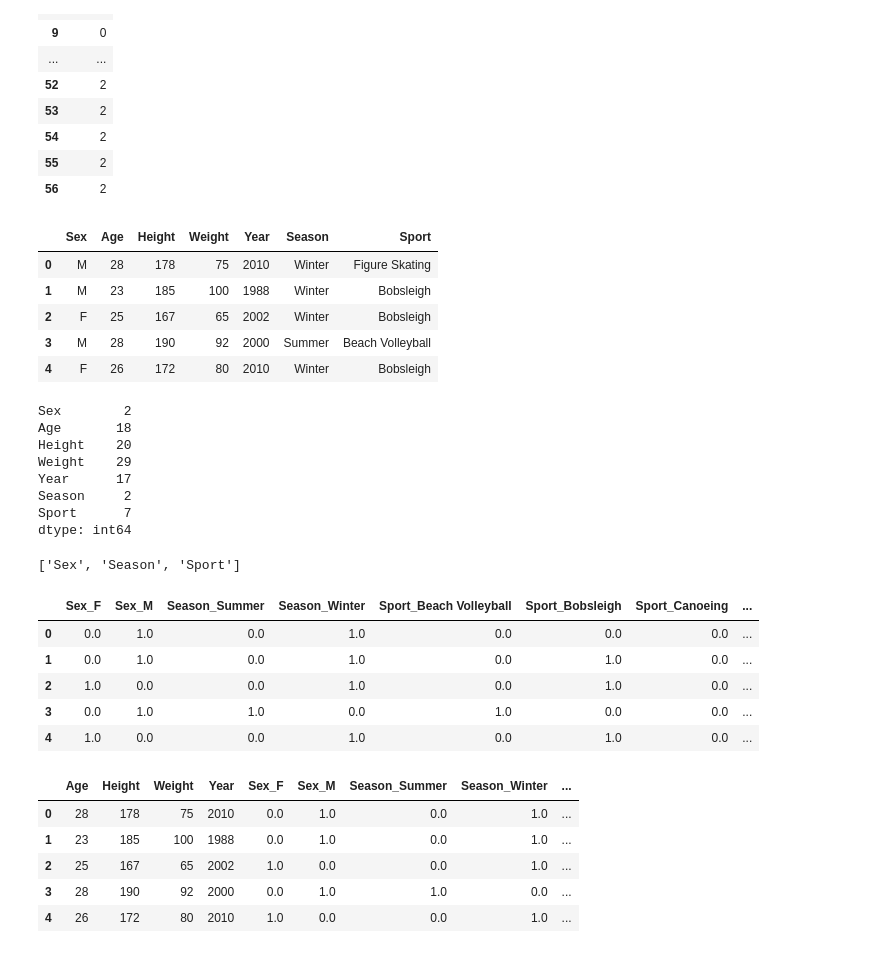
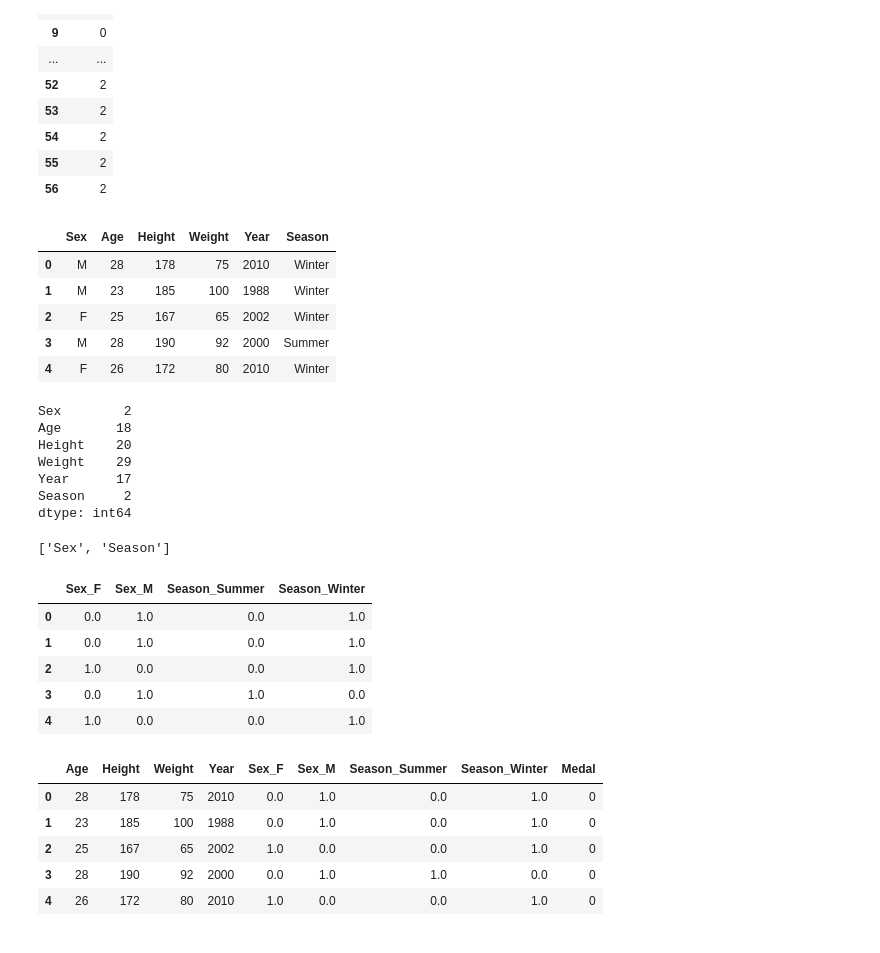
Before and after one commit to marhanlang/Olympic_analysis, a Jupyter notebook: Sample_NN_Model.ipynb, the cells around one changed output. Saved outputs shown, nothing was run; the diff lists cells and outputs as text; code cells hidden in the pictures.

```diff
--- a/Sample_NN_Model.ipynb
+++ b/Sample_NN_Model.ipynb
@@ -54,15 +54,15 @@ medal_wonz
 | 56 | 2 |
 # %%
 #Drop non-feature columns
-olympic_df.drop(['ID', 'Name', "Team", "NOC", "Games", "City", "Event","Medal"], inplace=True, axis=1)
+olympic_df.drop(['ID', 'Name', "Team", "NOC", "Games", "City","Sport", "Event","Medal"], inplace=True, axis=1)
 olympic_df.head()
 # %% [output]
-|  | Sex | Age | Height | Weight | Year | Season | Sport |
-| 0 | M | 28 | 178 | 75 | 2010 | Winter | Figure Skating |
-| 1 | M | 23 | 185 | 100 | 1988 | Winter | Bobsleigh |
-| 2 | F | 25 | 167 | 65 | 2002 | Winter | Bobsleigh |
-| 3 | M | 28 | 190 | 92 | 2000 | Summer | Beach Volleyball |
-| 4 | F | 26 | 172 | 80 | 2010 | Winter | Bobsleigh |
+|  | Sex | Age | Height | Weight | Year | Season |
+| 0 | M | 28 | 178 | 75 | 2010 | Winter |
+| 1 | M | 23 | 185 | 100 | 1988 | Winter |
+| 2 | F | 25 | 167 | 65 | 2002 | Winter |
+| 3 | M | 28 | 190 | 92 | 2000 | Summer |
+| 4 | F | 26 | 172 | 80 | 2010 | Winter |
 # %%
 #check unique value count for encoding
 olympic_df.nunique(axis=0)
@@ -73,14 +73,13 @@ Height    20
 Weight    29
 Year      17
 Season     2
-Sport      7
 dtype: int64
 # %%
 #create categorical variable list for encoding
 olympic_cat = olympic_df.dtypes[olympic_df.dtypes == "object"].index.tolist()
 olympic_cat
 # %% [output]
-['Sex', 'Season', 'Sport']
+['Sex', 'Season']
 # %%
 # Create a OneHotEncoder instance
 enc = OneHotEncoder(sparse=False)
@@ -92,12 +91,12 @@ encode_df = pd.DataFrame(enc.fit_transform(olympic_df[olympic_cat]))
 encode_df.columns = enc.get_feature_names(olympic_cat)
 encode_df.head()
 # %% [output]
-|  | Sex_F | Sex_M | Season_Summer | Season_Winter | Sport_Beach Volleyball | Sport_Bobsleigh | Sport_Canoeing | ... |
-| 0 | 0.0 | 1.0 | 0.0 | 1.0 | 0.0 | 0.0 | 0.0 | ... |
-| 1 | 0.0 | 1.0 | 0.0 | 1.0 | 0.0 | 1.0 | 0.0 | ... |
-| 2 | 1.0 | 0.0 | 0.0 | 1.0 | 0.0 | 1.0 | 0.0 | ... |
-| 3 | 0.0 | 1.0 | 1.0 | 0.0 | 1.0 | 0.0 | 0.0 | ... |
-| 4 | 1.0 | 0.0 | 0.0 | 1.0 | 0.0 | 1.0 | 0.0 | ... |
+|  | Sex_F | Sex_M | Season_Summer | Season_Winter |
+| 0 | 0.0 | 1.0 | 0.0 | 1.0 |
+| 1 | 0.0 | 1.0 | 0.0 | 1.0 |
+| 2 | 1.0 | 0.0 | 0.0 | 1.0 |
+| 3 | 0.0 | 1.0 | 1.0 | 0.0 |
+| 4 | 1.0 | 0.0 | 0.0 | 1.0 |
 # %%
 #Merge encoded values and numbered medals and drop original columns
 olympic_df = olympic_df.merge(encode_df,left_index=True, right_index=True)
@@ -106,12 +105,12 @@ olympic_df = olympic_df.drop(olympic_cat,1)
 olympic_df = olympic_df.merge(medal_wonz,left_index=True, right_index=True)
 olympic_df.head()
 # %% [output]
-|  | Age | Height | Weight | Year | Sex_F | Sex_M | Season_Summer | Season_Winter | ... |
-| 0 | 28 | 178 | 75 | 2010 | 0.0 | 1.0 | 0.0 | 1.0 | ... |
-| 1 | 23 | 185 | 100 | 1988 | 0.0 | 1.0 | 0.0 | 1.0 | ... |
-| 2 | 25 | 167 | 65 | 2002 | 1.0 | 0.0 | 0.0 | 1.0 | ... |
-| 3 | 28 | 190 | 92 | 2000 | 0.0 | 1.0 | 1.0 | 0.0 | ... |
-| 4 | 26 | 172 | 80 | 2010 | 1.0 | 0.0 | 0.0 | 1.0 | ... |
+|  | Age | Height | Weight | Year | Sex_F | Sex_M | Season_Summer | Season_Winter | Medal |
+| 0 | 28 | 178 | 75 | 2010 | 0.0 | 1.0 | 0.0 | 1.0 | 0 |
+| 1 | 23 | 185 | 100 | 1988 | 0.0 | 1.0 | 0.0 | 1.0 | 0 |
+| 2 | 25 | 167 | 65 | 2002 | 1.0 | 0.0 | 0.0 | 1.0 | 0 |
+| 3 | 28 | 190 | 92 | 2000 | 0.0 | 1.0 | 1.0 | 0.0 | 0 |
+| 4 | 26 | 172 | 80 | 2010 | 1.0 | 0.0 | 0.0 | 1.0 | 0 |
 # %%
 # Split preprocessed data into features and target arrays
 y = olympic_df["Medal"].values
```
Also changed, not shown: parts of 5 cells of this notebook.
